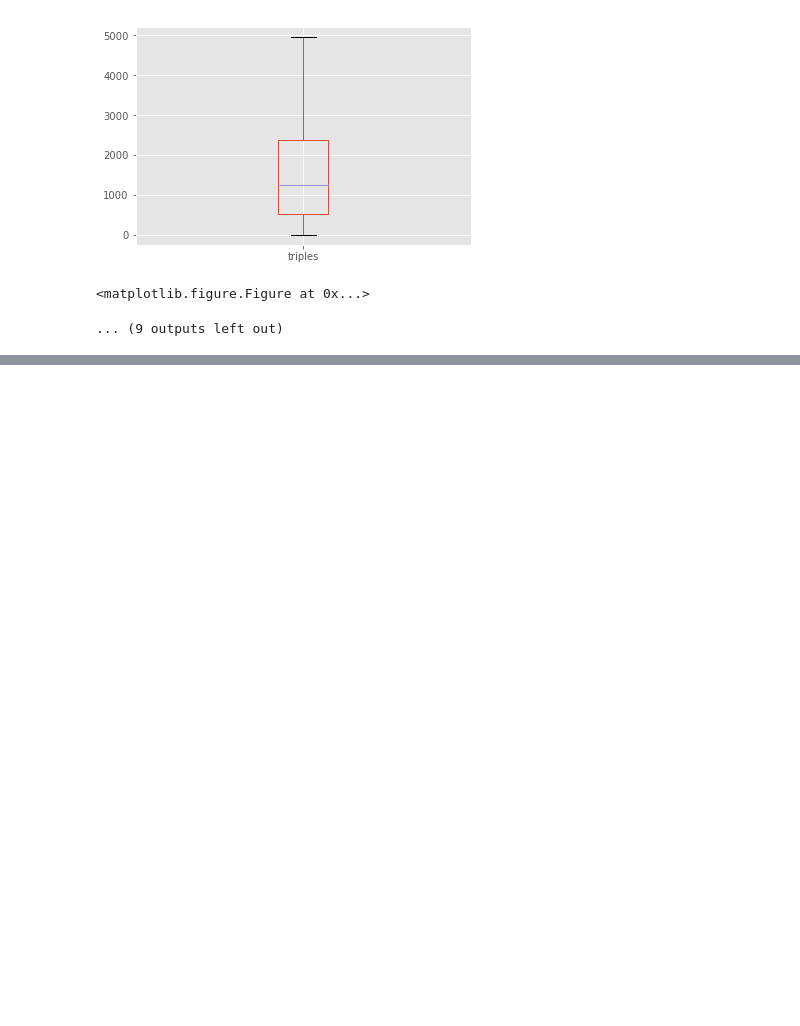
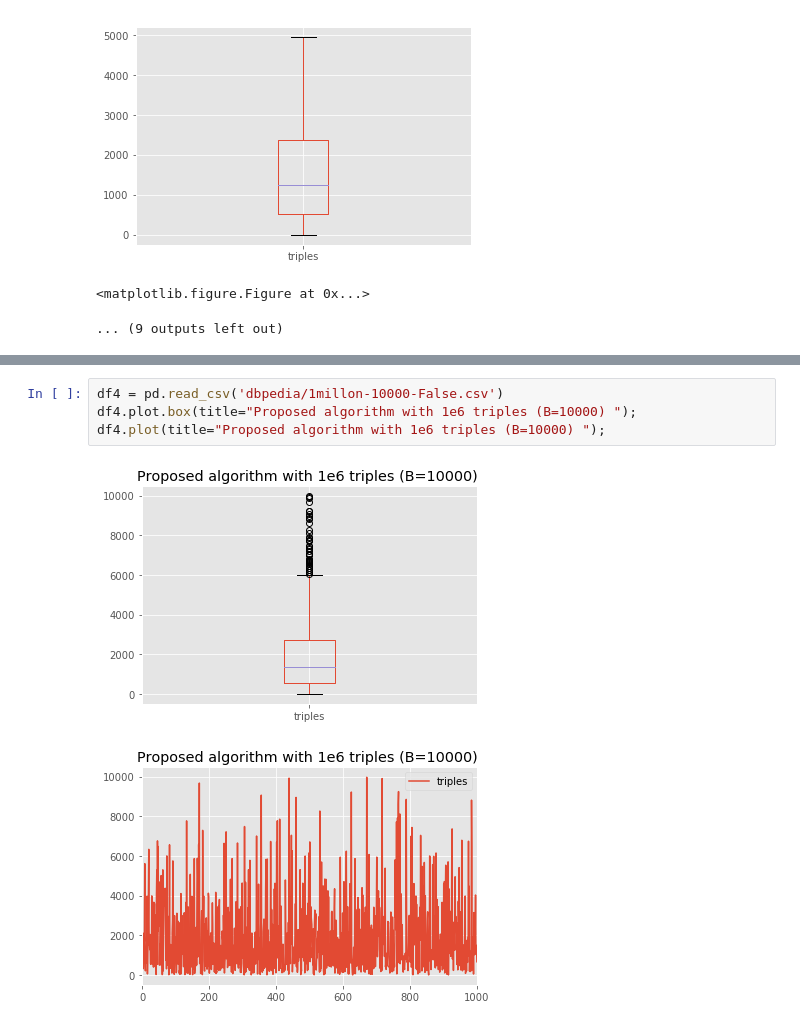
Before and after one commit to mosoriob/webSemantic, a Jupyter notebook: box.ipynb, the cells around one changed output, grey strips where cells are left out. Saved outputs shown, nothing was run; the diff lists cells and outputs as text; blank space fills up the shorter version.

```diff
--- a/box.ipynb
+++ b/box.ipynb
@@ -51,0 +75,7 @@ max    1.001289e+06
+# %%
+df4 = pd.read_csv('dbpedia/1millon-10000-False.csv')
+df4.plot.box(title="Proposed algorithm with 1e6 triples (B=10000) ");
+df4.plot(title="Proposed algorithm with 1e6 triples (B=10000) ");
+# %% [output]
+[figure, added]
+[figure, added]
```
Also changed, not shown: parts of 3 cells of this notebook.
